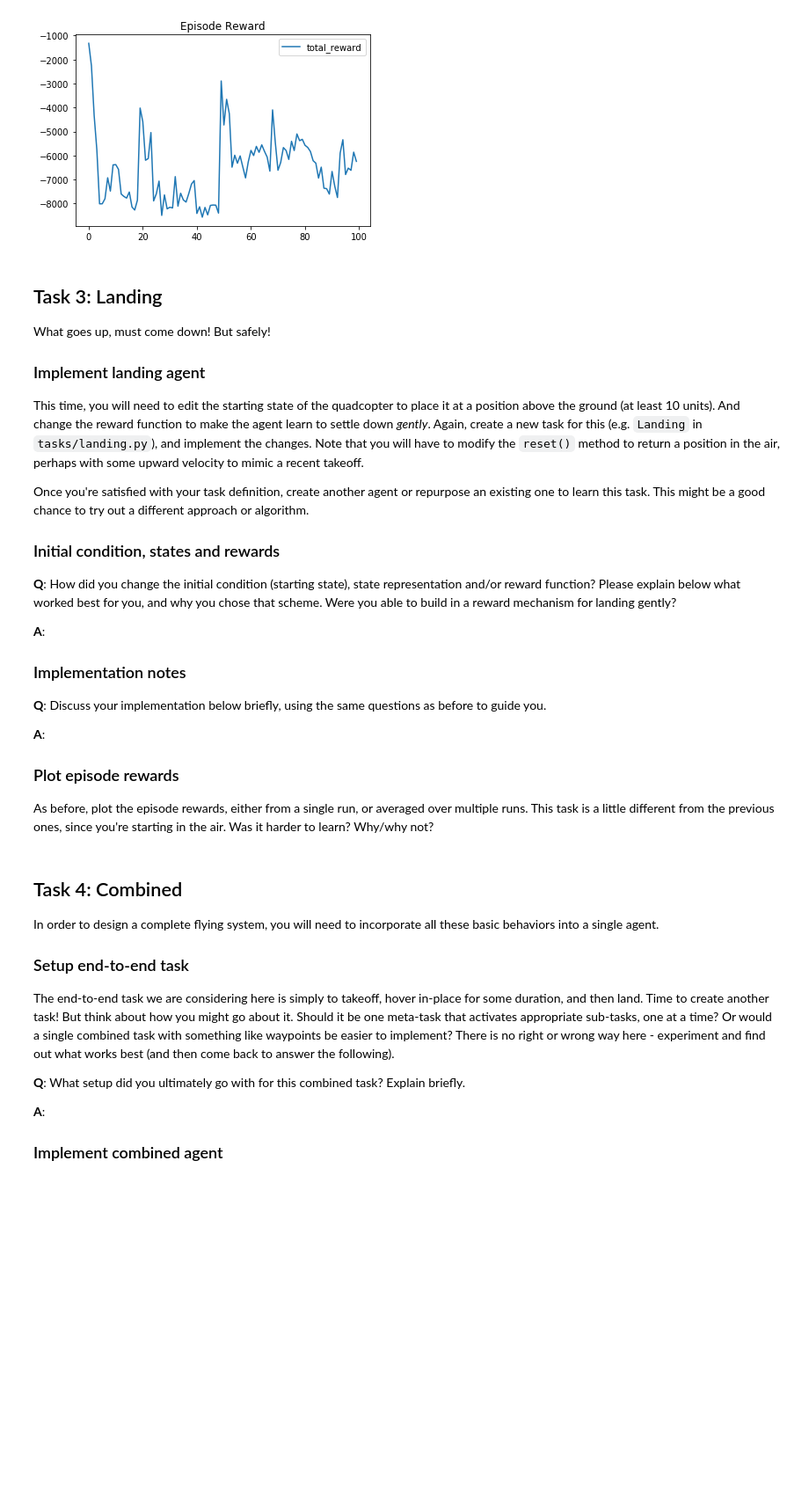
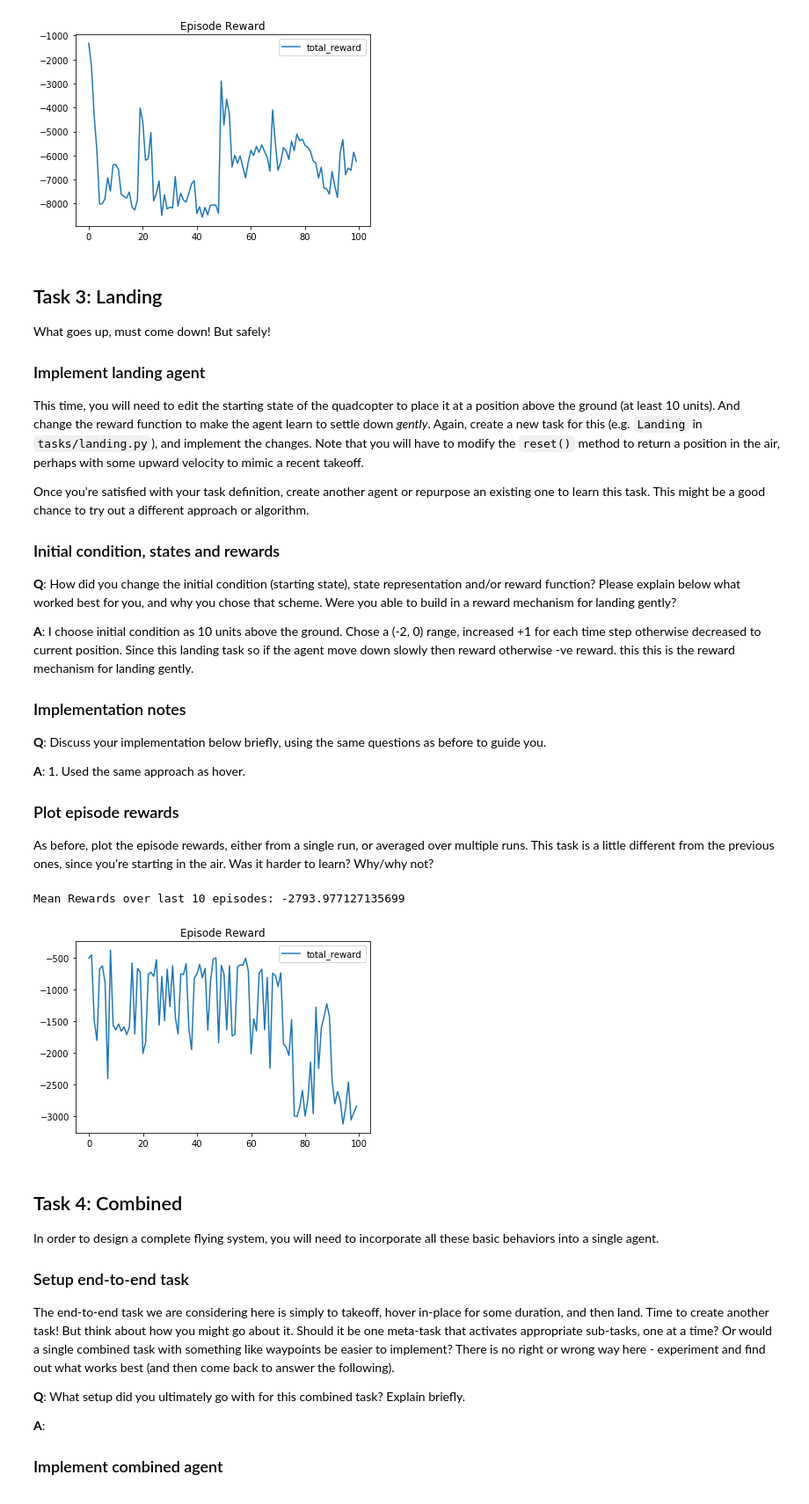
Before and after one commit to jay-thakur/RL-Quadcopter, a Jupyter notebook: quad_controller_rl/notebooks/RL-Quadcopter.ipynb, the cells around one changed output. Shown at 88% size. Drawn from its saved outputs; the diff is of its cells as text; code cells hidden in the pictures; blank space fills up the shorter version.

Commit message:
landing task

```diff
--- a/quad_controller_rl/notebooks/RL-Quadcopter.ipynb
+++ b/quad_controller_rl/notebooks/RL-Quadcopter.ipynb
@@ -231,13 +231,13 @@ Once you're satisfied with your task definition, create another agent or repurpo
 
 **Q**: How did you change the initial condition (starting state), state representation and/or reward function? Please explain below what worked best for you, and why you chose that scheme. Were you able to build in a reward mechanism for landing gently?
 
-**A**:
+**A**: I choose initial condition as 10 units above the ground. Chose a (-2, 0) range, increased +1 for each time step otherwise decreased to current position. Since this landing task so if the agent move down slowly then reward otherwise -ve reward. this this is the reward mechanism for landing gently.
 
 ### Implementation notes
 
 **Q**: Discuss your implementation below briefly, using the same questions as before to guide you.
 
-**A**:
+**A**: 1. Used the same approach as hover.
 
 ### Plot episode rewards
 
@@ -247,3 +245,13 @@ As before, plot the episode rewards, either from a single run, or averaged over
+# %%
+# TODO: Read and plot episode rewards
+df_stats = pd.read_csv('../out/stats_landing.csv')
+
+df_stats[['total_reward']].plot(title='Episode Reward')
+
+print('Mean Rewards over last 10 episodes: {}'.format(df_stats['total_reward'][-10:].mean()))
+# %% [output]
+Mean Rewards over last 10 episodes: -2793.977127135699
+[figure, added]
 # %% [markdown]
 ## Task 4: Combined
 
```
Also changed, not shown: parts of 2 cells of this notebook, 2 other files.
